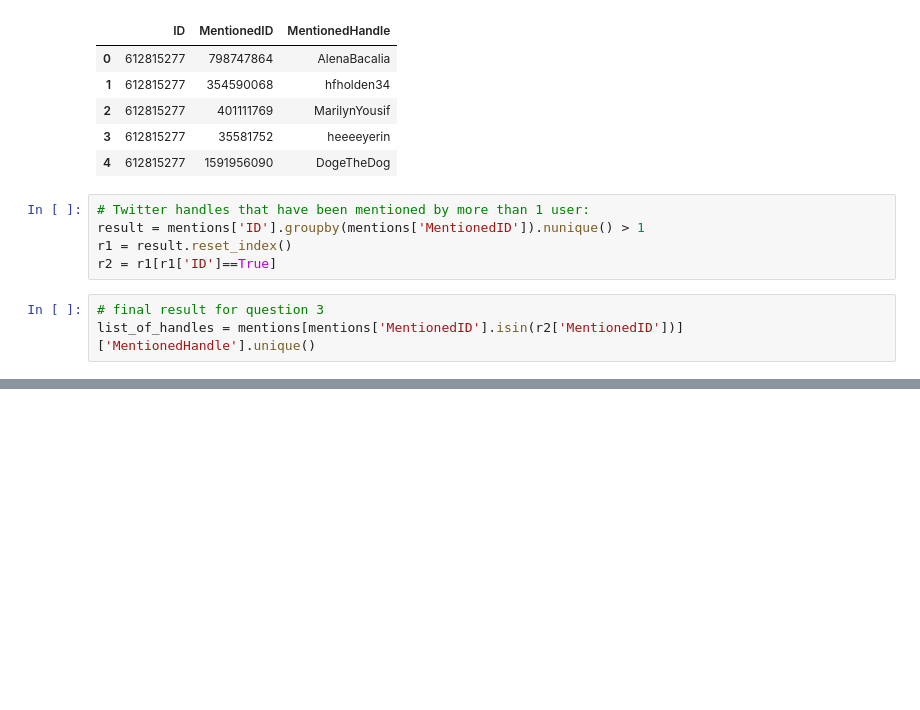
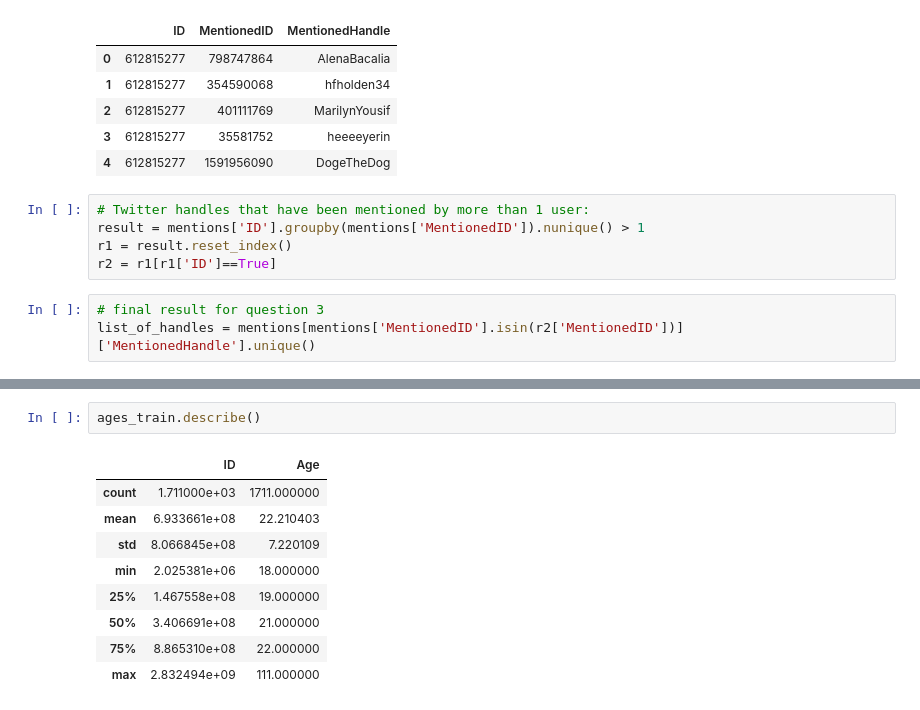
Before and after one commit to kellypeng/predict_twitter_user_age, a Jupyter notebook: EDA_BetterUp.ipynb, the cells around one changed output, grey strips where cells are left out. Cells and saved outputs as stored; diff of their text form; blank space fills up the shorter version.

```diff
--- a/EDA_BetterUp.ipynb
+++ b/EDA_BetterUp.ipynb
@@ -293,0 +378,12 @@ list_of_handles = mentions[mentions['MentionedID'].isin(r2['MentionedID'])]['Men
+# %%
+ages_train.describe()
+# %% [output]
+|  | ID | Age |
+| count | 1.711000e+03 | 1711.000000 |
+| mean | 6.933661e+08 | 22.210403 |
+| std | 8.066845e+08 | 7.220109 |
+| min | 2.025381e+06 | 18.000000 |
+| 25% | 1.467558e+08 | 19.000000 |
+| 50% | 3.406691e+08 | 21.000000 |
+| 75% | 8.865310e+08 | 22.000000 |
+| max | 2.832494e+09 | 111.000000 |
```
Also changed, not shown: parts of 23 cells of this notebook.
